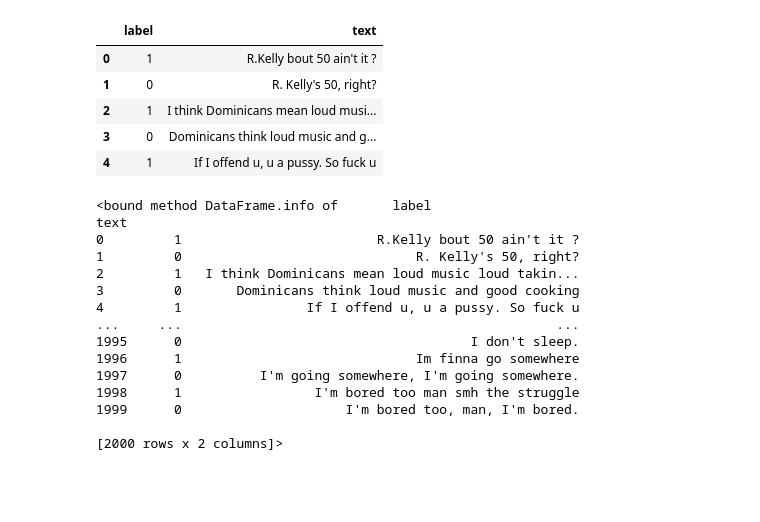
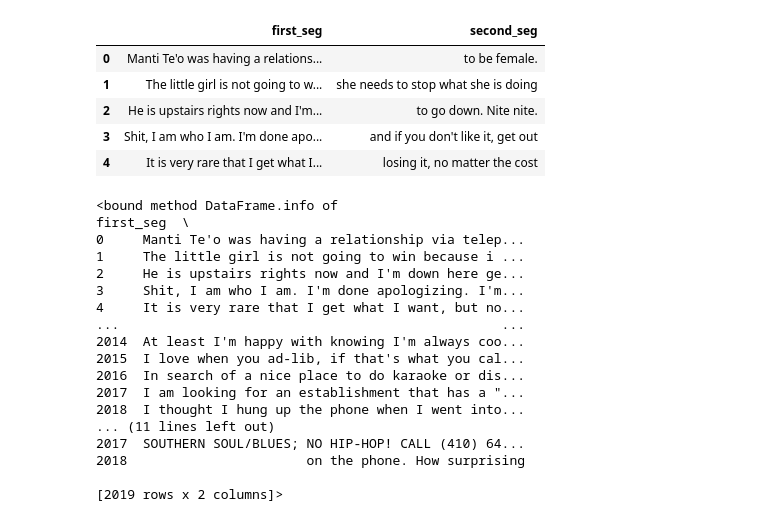
Before and after one commit to maksimstw/SALT_Dialect_Prompt, a Jupyter notebook: GPT-Neo.ipynb, the cells around one changed output. Saved outputs shown, nothing was run; the diff lists cells and outputs as text; code cells hidden in the pictures; blank space fills up the shorter version.

```diff
--- a/GPT-Neo.ipynb
+++ b/GPT-Neo.ipynb
@@ -50,29 +51,32 @@ device = torch.device("cuda:0" if torch.cuda.is_available() else "cpu")
 # %%
-df = pd.read_csv("style_transfer.csv")
+df = pd.read_csv("sae_samples.tsv", sep='\t')
 df.head()
 # %% [output]
-|  | label | text |
-| 0 | 1 | R.Kelly bout 50 ain't it ? |
-| 1 | 0 | R. Kelly's 50, right? |
-| 2 | 1 | I think Dominicans mean loud musi... |
-| 3 | 0 | Dominicans think loud music and g... |
-| 4 | 1 | If I offend u, u a pussy. So fuck u |
+|  | first_seg | second_seg |
+| 0 | Manti Te'o was having a relations... | to be female. |
+| 1 | The little girl is not going to w... | she needs to stop what she is doing |
+| 2 | He is upstairs rights now and I'm... | to go down. Nite nite. |
+| 3 | Shit, I am who I am. I'm done apo... | and if you don't like it, get out |
+| 4 | It is very rare that I get what I... | losing it, no matter the cost |
 # %%
 df.shape
 df.info
 # %% [output]
-<bound method DataFrame.info of       label                                               text
-0         1                         R.Kelly bout 50 ain't it ?
-1         0                              R. Kelly's 50, right?
-2         1   I think Dominicans mean loud music loud takin...
-3         0       Dominicans think loud music and good cooking
-4         1                If I offend u, u a pussy. So fuck u
-...     ...                                                ...
-1995      0                                     I don't sleep.
-1996      1                              Im finna go somewhere
-1997      0          I'm going somewhere, I'm going somewhere.
-1998      1                 I'm bored too man smh the struggle
-1999      0                     I'm bored too, man, I'm bored.
+<bound method DataFrame.info of                                               first_seg  \
+0     Manti Te'o was having a relationship via telep...
+1     The little girl is not going to win because i ...
+2     He is upstairs rights now and I'm down here ge...
+3     Shit, I am who I am. I'm done apologizing. I'm...
+4     It is very rare that I get what I want, but no...
+...                                                 ...
+2014  At least I'm happy with knowing I'm always coo...
+2015  I love when you ad-lib, if that's what you cal...
+2016  In search of a nice place to do karaoke or dis...
+2017  I am looking for an establishment that has a "...
+2018  I thought I hung up the phone when I went into...
+... (11 lines left out)
+2017  SOUTHERN SOUL/BLUES; NO HIP-HOP! CALL (410) 64...
+2018                       on the phone. How surprising
 
-[2000 rows x 2 columns]>
+[2019 rows x 2 columns]>
 # %%
```
Also changed, not shown: parts of 5 cells of this notebook, 8 other files.
